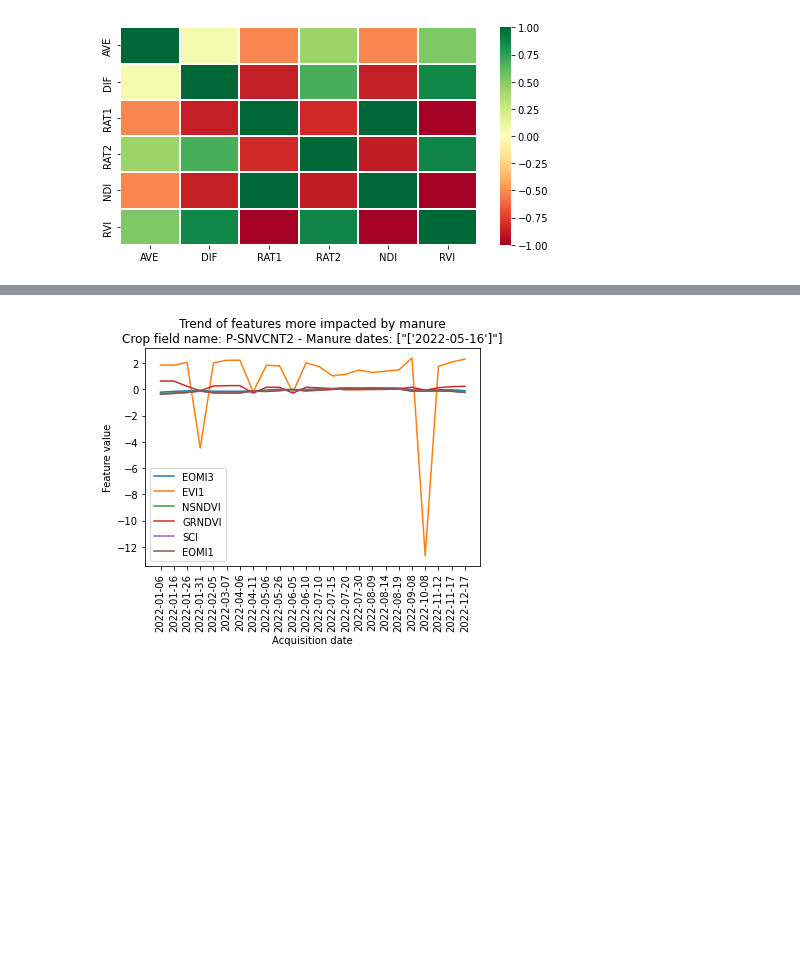
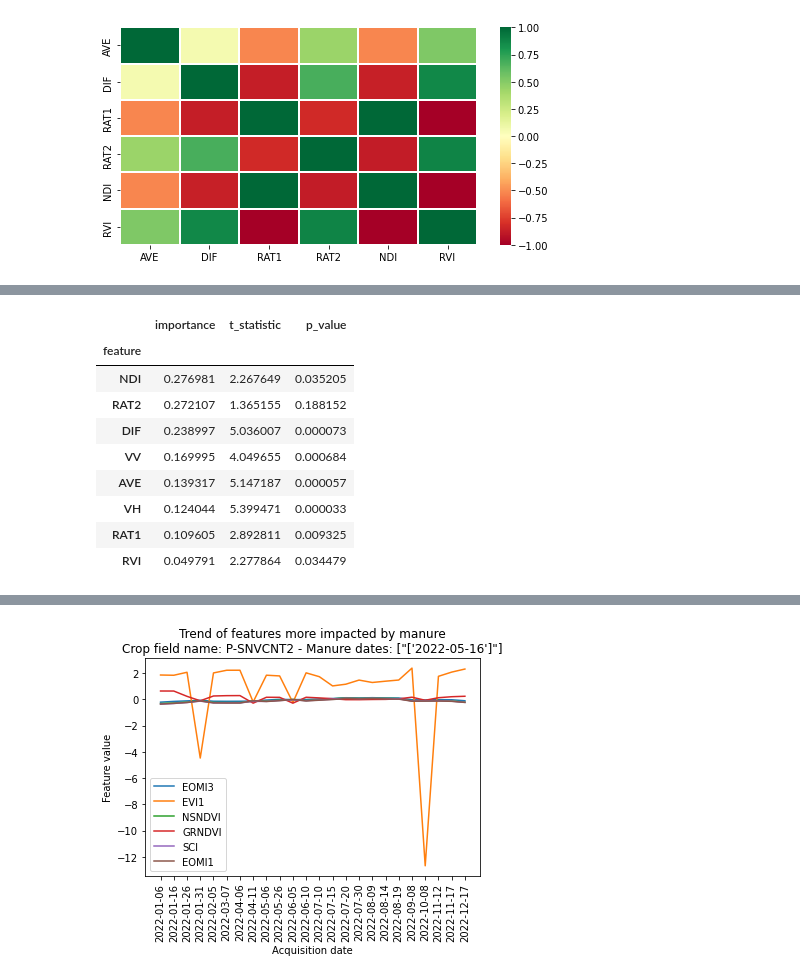
Before and after one commit to Amatofrancesco99/organic-fertilizers-detection, a Jupyter notebook: Notebooks/2-analysis/notebook.ipynb, the cells around one changed output, grey strips where cells are left out. Cells and saved outputs as stored; diff of their text form; code cells hidden in the pictures; blank space fills up the shorter version.

```diff
--- a/Notebooks/2-analysis/notebook.ipynb
+++ b/Notebooks/2-analysis/notebook.ipynb
@@ -219,0 +248,19 @@ Overall, partial correlations are important because they allow us to better unde
+# %%
+# Fixing the seed for reproducibility
+random.seed(23)
+# Select a portion (only some crop fields) of the entire DataFrame
+s1_df_subset = s1_df[s1_df['crop_field_name'].isin(random.sample(list(s1_df['crop_field_name'].unique()), 20))]
+# Assess Sentinel-1 features relevance
+s1_normalized_variation_df = utils.get_features_importance(s1_df_subset, sentinel=1)
+s1_normalized_variation_df
+# %% [output]
+|  | importance | t_statistic | p_value |
+| feature |  |  |  |
+| NDI | 0.276981 | 2.267649 | 0.035205 |
+| RAT2 | 0.272107 | 1.365155 | 0.188152 |
+| DIF | 0.238997 | 5.036007 | 0.000073 |
+| VV | 0.169995 | 4.049655 | 0.000684 |
+| AVE | 0.139317 | 5.147187 | 0.000057 |
+| VH | 0.124044 | 5.399471 | 0.000033 |
+| RAT1 | 0.109605 | 2.892811 | 0.009325 |
+| RVI | 0.049791 | 2.277864 | 0.034479 |
```
Also changed, not shown: parts of 16 cells of this notebook, 7 other files.
